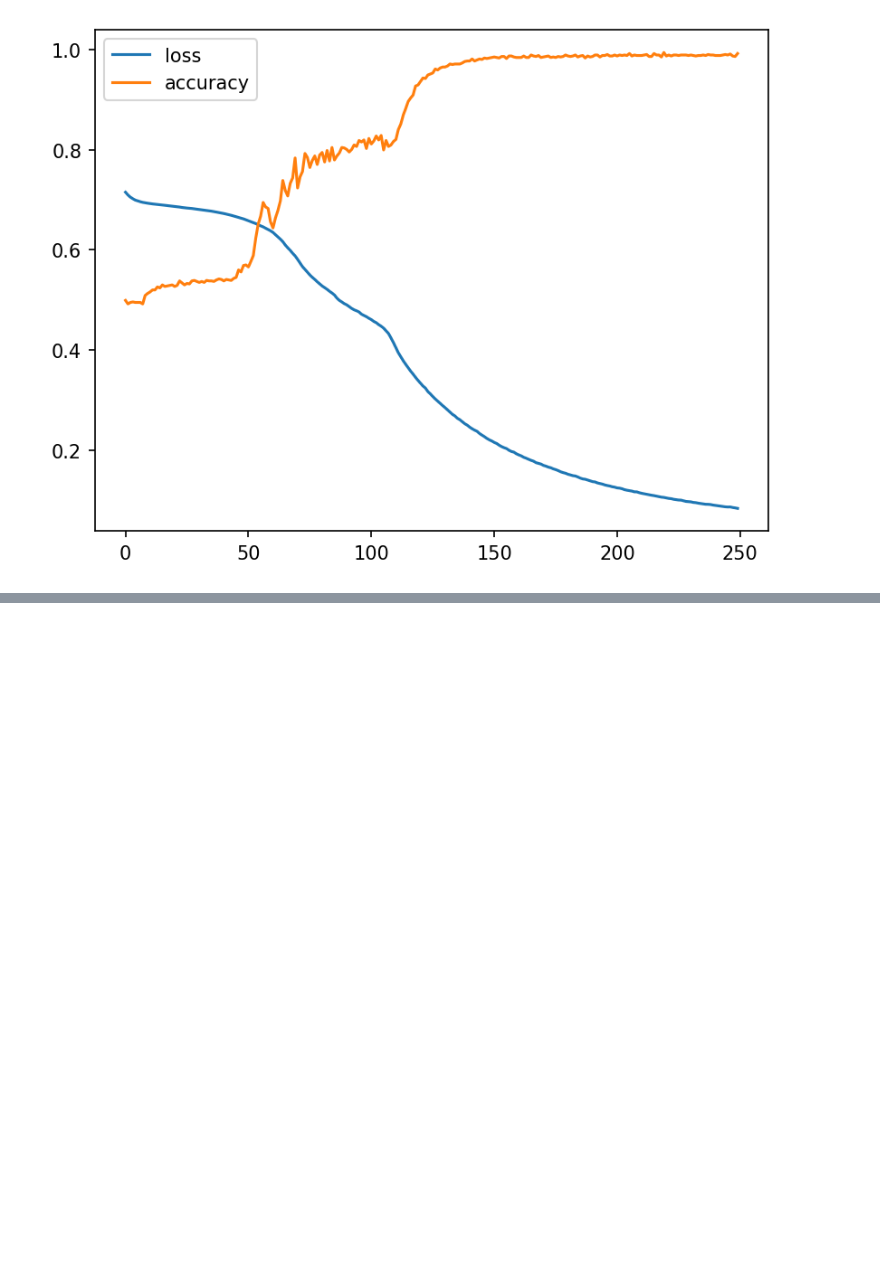
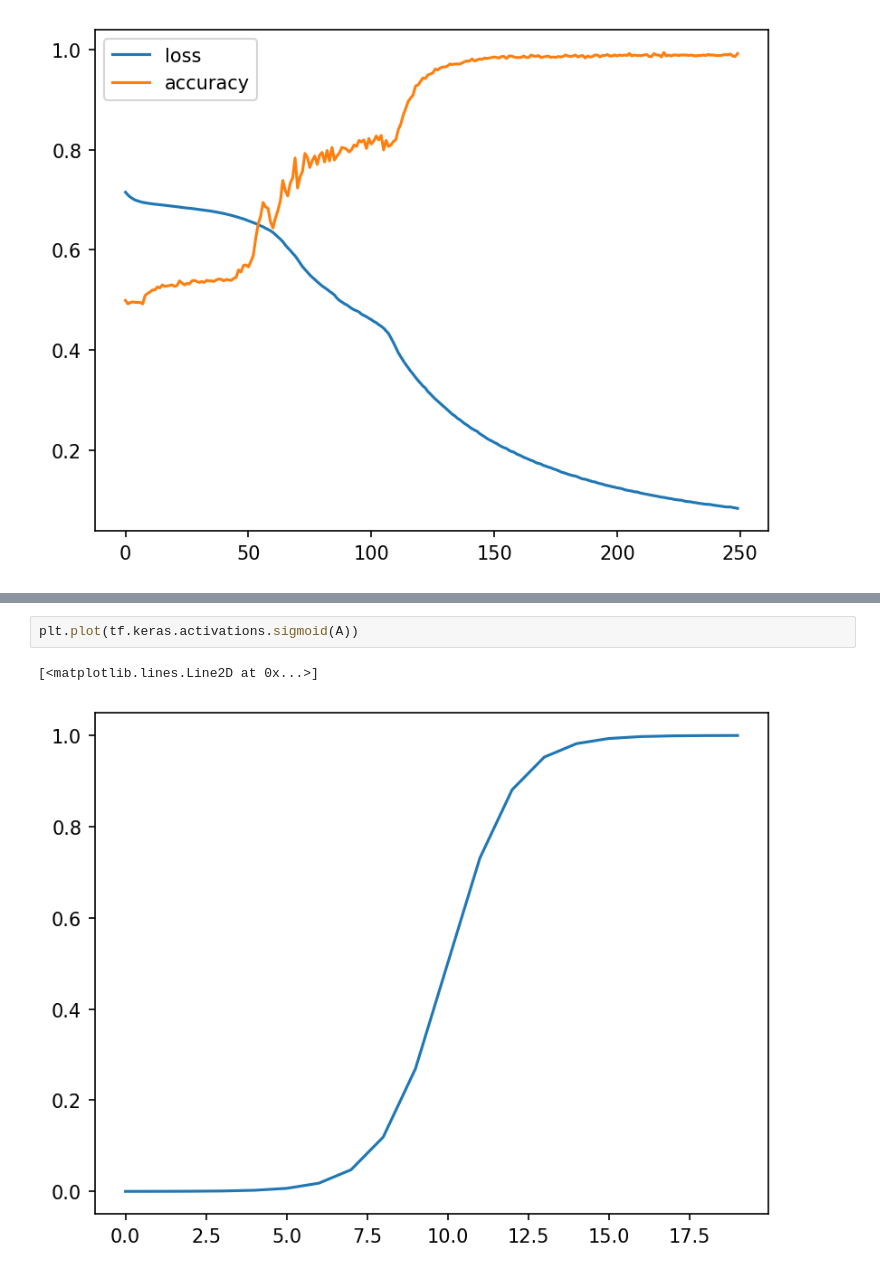
Before and after one commit to kshipra-jadav/ZTM-DeepLearning, a Jupyter notebook: Neural Network Classification/neural_network_classification_with_tf.ipynb, the cells around one changed output, grey strips where cells are left out. Cells and saved outputs as stored; diff of their text form; blank space fills up the shorter version.

```diff
--- a/Neural Network Classification/neural_network_classification_with_tf.ipynb
+++ b/Neural Network Classification/neural_network_classification_with_tf.ipynb
@@ -226,0 +243,5 @@ plt.show()
+# %%
+plt.plot(tf.keras.activations.sigmoid(A))
+# %% [output]
+[<matplotlib.lines.Line2D at 0x...>]
+[figure, added]
```
Also changed, not shown: parts of 14 cells of this notebook.
